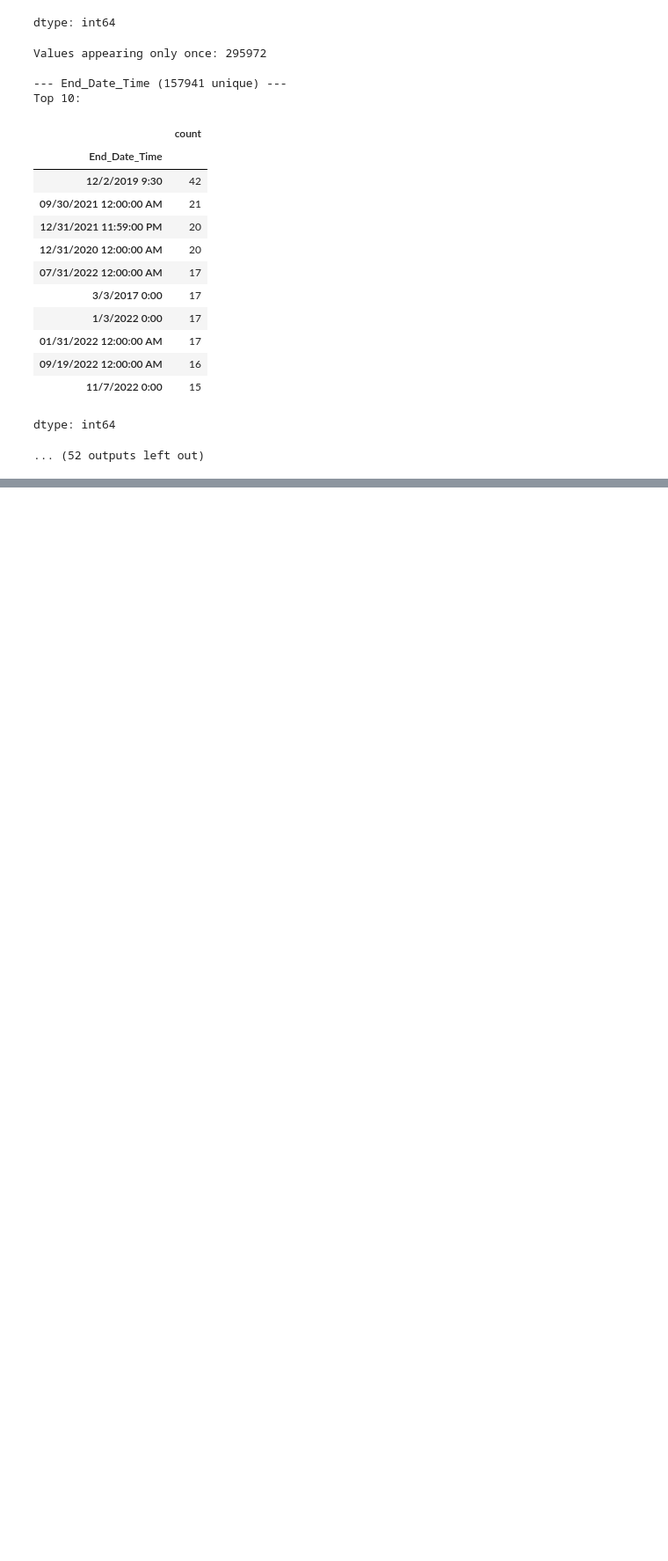
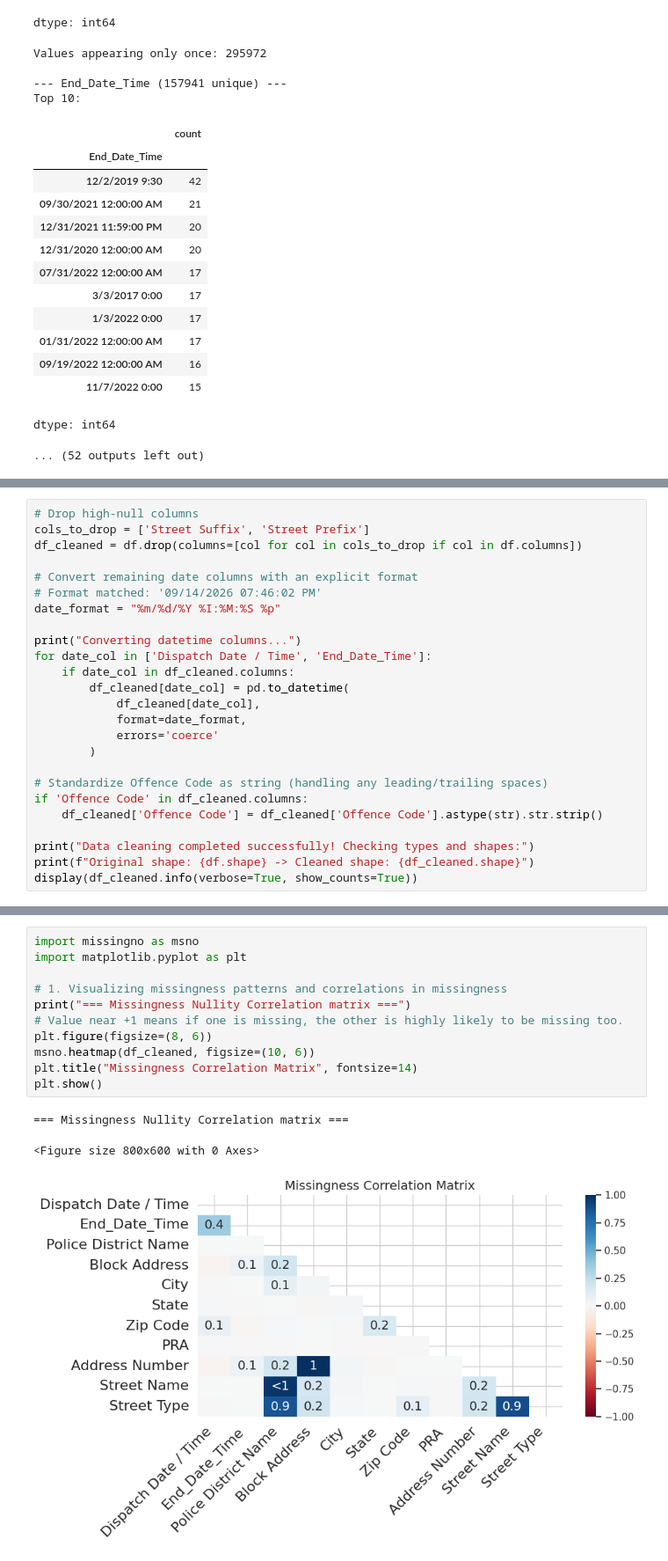
Before and after one commit to klsay/mscai, a Jupyter notebook: MSC_AI_Course_Work_Assignment_1_(Sarbojit).ipynb, the cells around one changed output, grey strips where cells are left out. Shown at 88% size. Drawn from its saved outputs; the diff is of its cells as text; blank space fills up the shorter version.

```diff
--- a/MSC_AI_Course_Work_Assignment_1_(Sarbojit).ipynb
+++ b/MSC_AI_Course_Work_Assignment_1_(Sarbojit).ipynb
@@ -431,0 +539,25 @@ dtype: int64
+# %%
+# Drop high-null columns
+cols_to_drop = ['Street Suffix', 'Street Prefix']
+df_cleaned = df.drop(columns=[col for col in cols_to_drop if col in df.columns])
+
+# Convert remaining date columns with an explicit format
+# Format matched: '09/14/2026 07:46:02 PM'
+date_format = "%m/%d/%Y %I:%M:%S %p"
+
+print("Converting datetime columns...")
+for date_col in ['Dispatch Date / Time', 'End_Date_Time']:
+    if date_col in df_cleaned.columns:
+        df_cleaned[date_col] = pd.to_datetime(
+            df_cleaned[date_col],
+            format=date_format,
+            errors='coerce'
+        )
+
+# Standardize Offence Code as string (handling any leading/trailing spaces)
+if 'Offence Code' in df_cleaned.columns:
+    df_cleaned['Offence Code'] = df_cleaned['Offence Code'].astype(str).str.strip()
+
+print("Data cleaning completed successfully! Checking types and shapes:")
+print(f"Original shape: {df.shape} -> Cleaned shape: {df_cleaned.shape}")
+display(df_cleaned.info(verbose=True, show_counts=True))
@@ -431,0 +587,15 @@ dtype: int64
+# %%
+import missingno as msno
+import matplotlib.pyplot as plt
+
+# 1. Visualizing missingness patterns and correlations in missingness
+print("=== Missingness Nullity Correlation matrix ===")
+# Value near +1 means if one is missing, the other is highly likely to be missing too.
+plt.figure(figsize=(8, 6))
+msno.heatmap(df_cleaned, figsize=(10, 6))
+plt.title("Missingness Correlation Matrix", fontsize=14)
+plt.show()
+# %% [output]
+=== Missingness Nullity Correlation matrix ===
+<Figure size 800x600 with 0 Axes>
+[figure, added]
```
Also changed, not shown: parts of 49 cells of this notebook.
